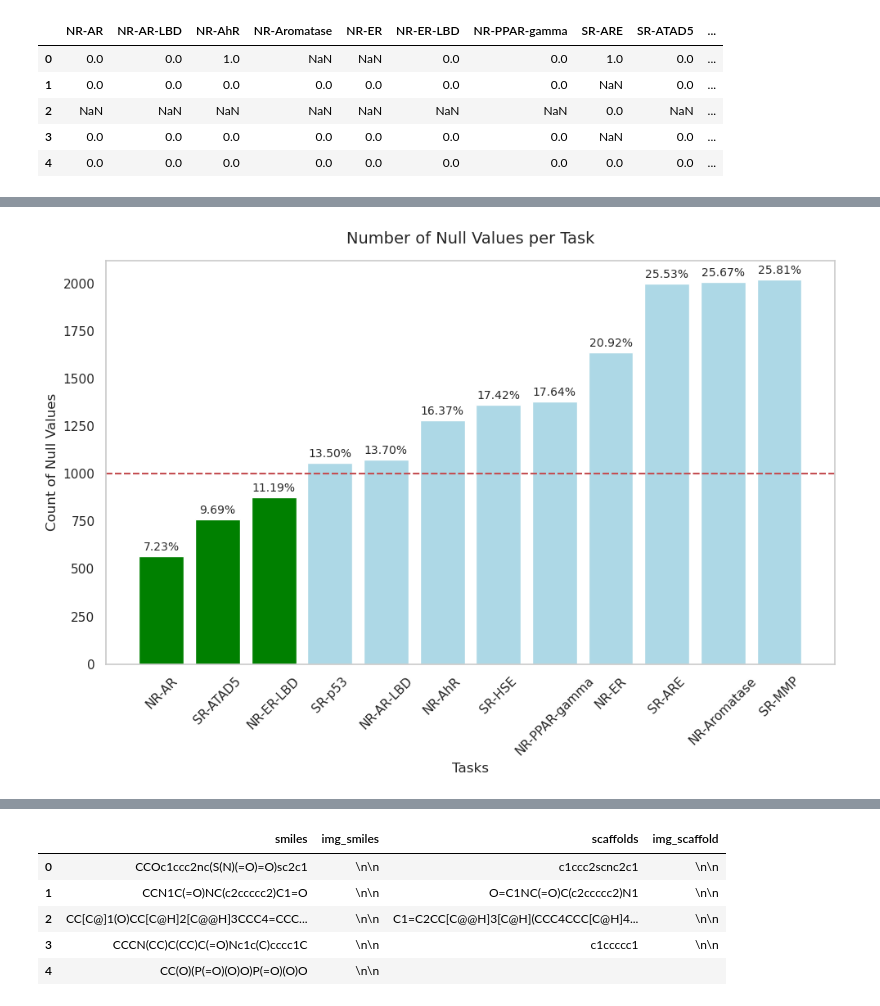
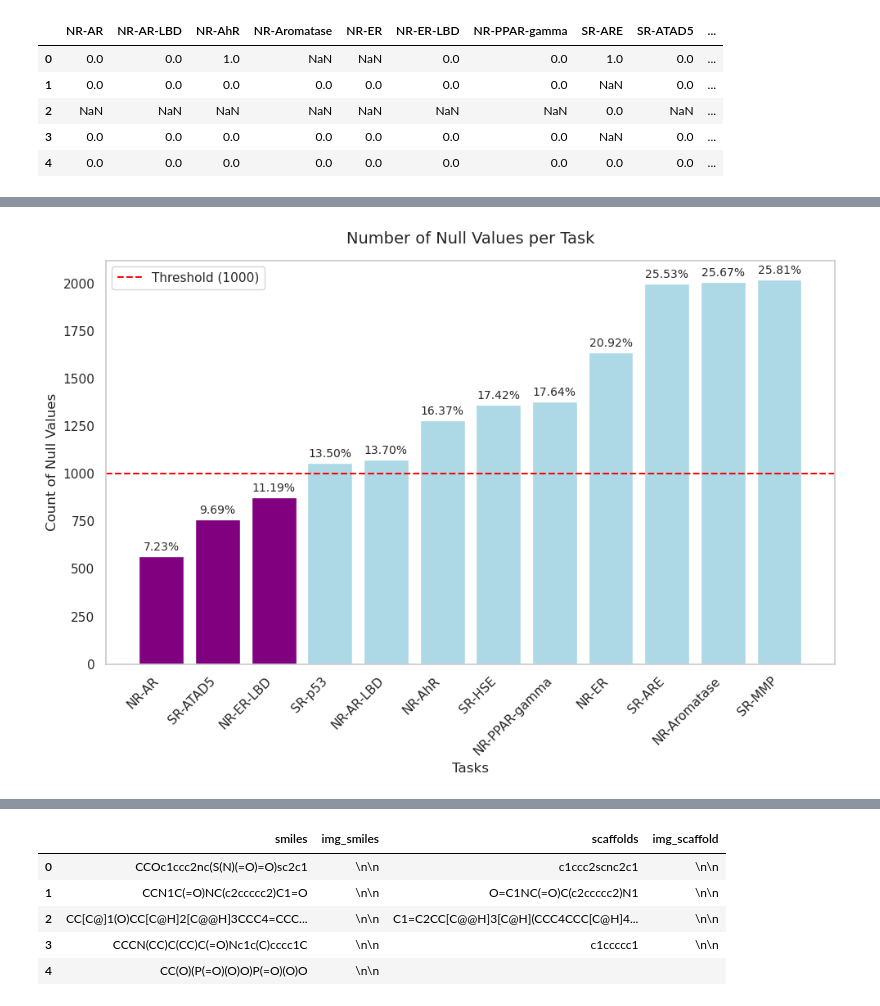
Before and after one commit to arinavanesian/Hybrid_GNN_Research, a Jupyter notebook: TOX/tox21_analysis.ipynb, the cells around one changed output, grey strips where cells are left out. Cells and saved outputs as stored; diff of their text form; code cells hidden in the pictures.

```diff
--- a/TOX/tox21_analysis.ipynb
+++ b/TOX/tox21_analysis.ipynb
@@ -74,0 +27,6 @@ df_nr_er_lbd = pd.DataFrame(columns=['NR-ER-LBD', 'smiles'], data=df[['NR-ER-LBD
+# %%
+task_columns = [col for col in df.columns if col not in ['smiles', 'mol_id']]
+df[['smiles', 'mol_id']] = df[['smiles', 'mol_id']].astype('string')
+# cast all the task columns to 'Int64' type to handle NaN values
+df[task_columns] = df[task_columns].apply(pd.to_numeric, errors='coerce').astype('Int64')
+df.info()
@@ -75,40 +71,59 @@ df_nr_er_lbd = pd.DataFrame(columns=['NR-ER-LBD', 'smiles'], data=df[['NR-ER-LBD
 # %%
 # excluded mol_id and smiles
 null_values =df.isna().sum().sort_values(ascending=True)[2:]
 col_names =df.columns
-import matplotlib.pyplot as plt
-import seaborn as sns
-# histogram of null values
-plt.figure(figsize=(10,7))
-sns.set_theme(style="whitegrid")
-sns.barplot(x=null_values.index, y=null_values.values)
-# twist the x-axis labels for better visibility
-plt.xticks(rotation=90)
 
-# color those less than 1000 in green
+null_bars, ax = plt.subplots(figsize=(10, 7))
+
 threshold = 1000
-color  = ['green' if v < threshold else 'lightblue' for v in null_values.values]
+total_rows = df.shape[0]
 
-fig_null_task = plt.bar(null_values.index, null_values.values, color=color)
-plt.grid(False)
-plt.axhline(y=threshold, color='r', linestyle='--') # horizontal line at threshold
-# percentage of null values using mean
-mean_nulls = null_values.mean()
-total_rows = df.shape[0]
-# percentage of null values on each bar
-labels = [f'{v/total_rows*100:.2f}%' for v in null_values.values]
-plt.gca().bar_label(fig_null_task, labels=labels, padding=3, fontsize=10)
-plt.title('Number of Null Values per Task', fontsize=14, pad=15)
-plt.ylabel('Count of Null Values')
-plt.xlabel('Tasks')
-plt.xticks(rotation=45)
-plt.grid(False) # Ensures grid lines stay removed
-plt.axhline(y=threshold, color='r', linestyle='--', label=f'Threshold ({threshold})')
+# Colors based on threshold
+colors = [
+    'purple' if v < threshold else 'lightblue'
+    for v in null_values.values
+]
+bars = ax.bar(
+    null_values.index,
+    null_values.values,
+    color=colors
+)
+labels = [
+    f'{v / total_rows * 100:.2f}%'
+    for v in null_values.values
+]
 
-plt.tight_layout()
+ax.bar_label(
+    bars,
+    labels=labels,
+    padding=3,
+    fontsize=10
+)
+ax.axhline(
+    y=threshold,
+    color='red',
+    linestyle='--',
+    label=f'Threshold ({threshold})'
+)
+
+ax.set_title(
+    'Number of Null Values per Task',
+    fontsize=14,
+    pad=15
+)
+ax.set_ylabel('Count of Null Values')
+ax.set_xlabel('Tasks')
+plt.setp(
+    ax.get_xticklabels(),
+    rotation=45,
+    ha='right'
+)
+ax.grid(False)
+ax.legend()
+null_bars.tight_layout()
 plt.show()
 # %% [output]
-[figure, old version]
+[figure, new version]
 # %%
 df.head()
 # %% [output]
```
Also changed, not shown: parts of 35 cells of this notebook, 11 other files.
